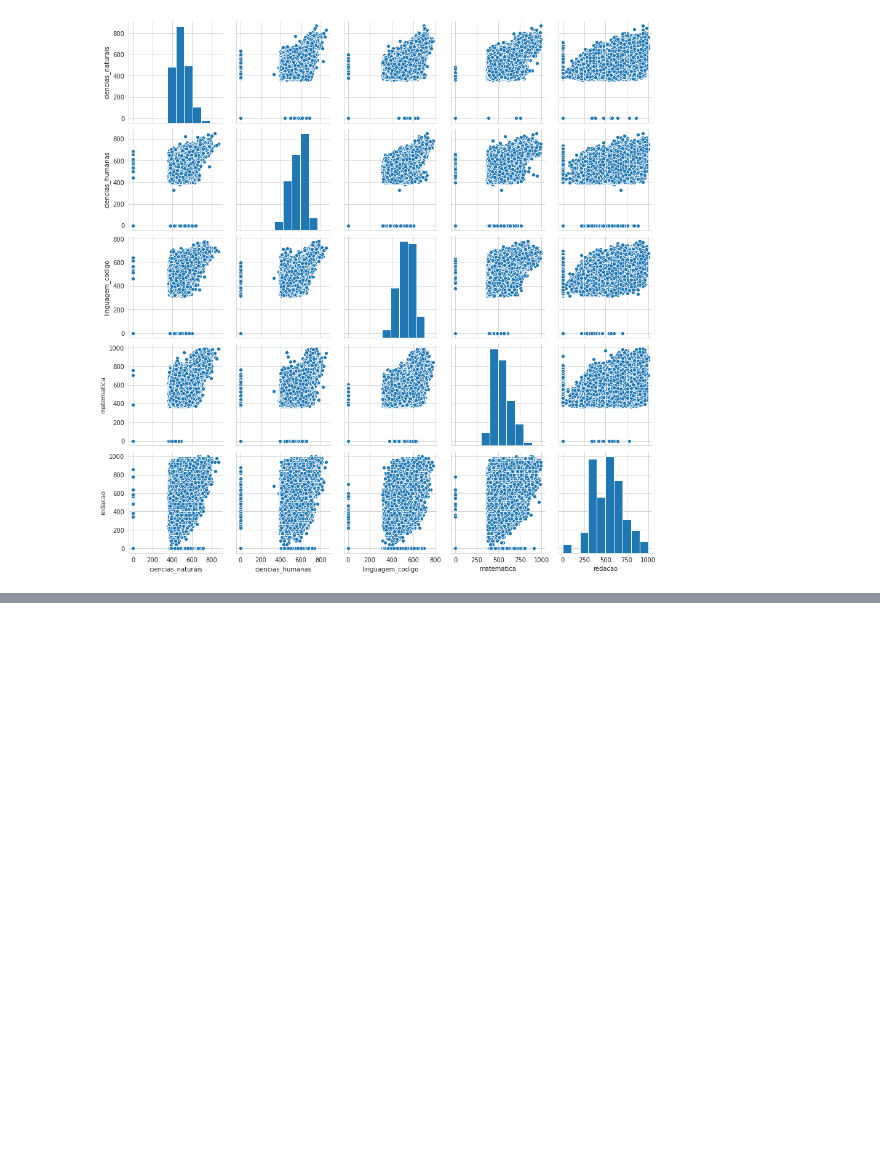
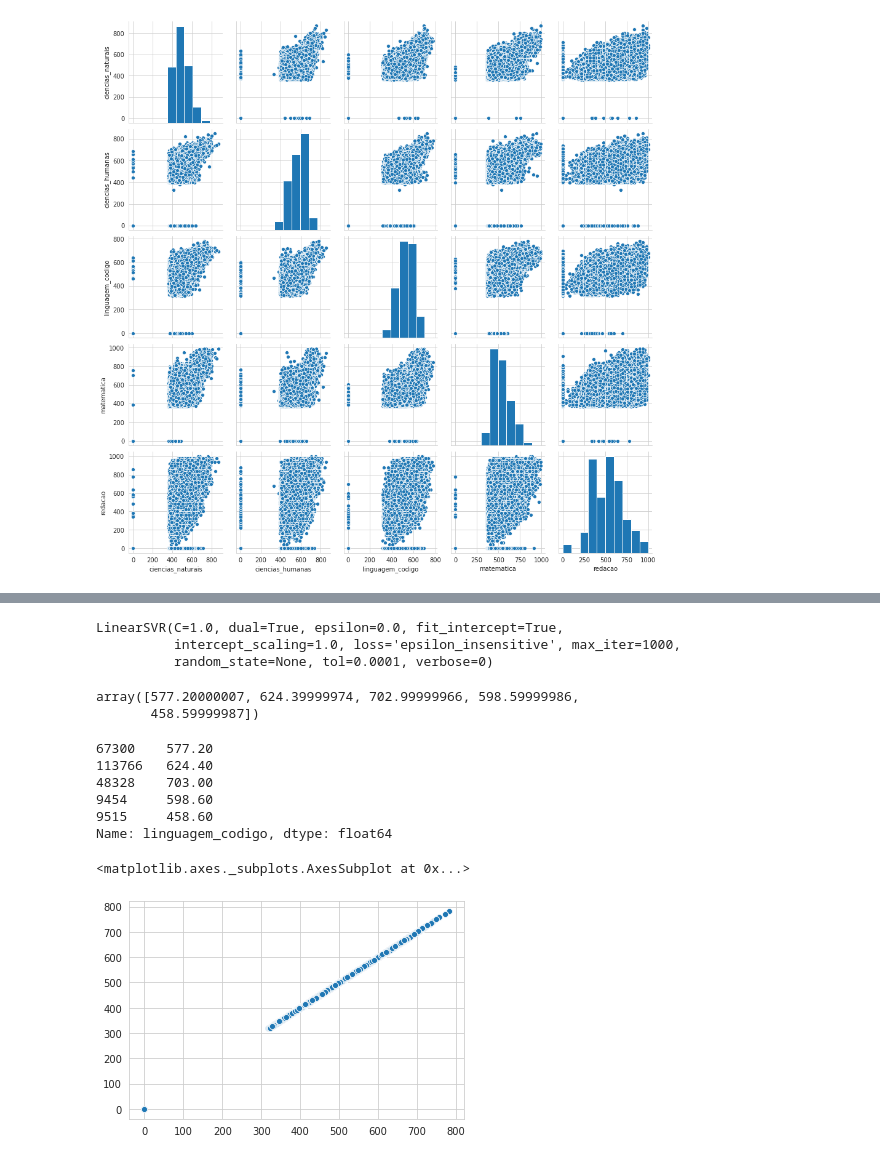
Before and after one commit to vitormenandro/quarentenaDados, a Jupyter notebook: QuarentenaDados_ENEM2018_MEU.ipynb, the cells around one changed output, grey strips where cells are left out. Saved outputs shown, nothing was run; the diff lists cells and outputs as text; code cells hidden in the pictures; blank space fills up the shorter version.

```diff
--- a/QuarentenaDados_ENEM2018_MEU.ipynb
+++ b/QuarentenaDados_ENEM2018_MEU.ipynb
@@ -77,0 +88,3 @@ sns.pairplot(dados_notas)
+# %%
+y_adivinhar = dados_notas['linguagem_codigo']
+y_adivinhar
@@ -77,0 +104,12 @@ sns.pairplot(dados_notas)
+# %%
+from sklearn.model_selection import train_test_split
+import numpy as np
+
+np.random.seed(43267)
+
+x_treino, x_teste, y_treino, y_teste = train_test_split(x, y_adivinhar, random_state = 326784)
+
+print(x_treino.shape)
+print(x_teste.shape)
+print(y_treino.shape)
+print(y_teste.shape)
@@ -77,0 +130,29 @@ sns.pairplot(dados_notas)
+# %%
+from sklearn.svm import LinearSVR
+
+modelo = LinearSVR()
+modelo.fit(x_treino, y_treino)
+# %% [output]
+LinearSVR(C=1.0, dual=True, epsilon=0.0, fit_intercept=True,
+          intercept_scaling=1.0, loss='epsilon_insensitive', max_iter=1000,
+          random_state=None, tol=0.0001, verbose=0)
+# %%
+predicoes_notas_linguagem = modelo.predict(x_teste)
+predicoes_notas_linguagem[:5]
+# %% [output]
+array([577.20000007, 624.39999974, 702.99999966, 598.59999986,
+       458.59999987])
+# %%
+y_teste[:5]
+# %% [output]
+67300    577.20
+113766   624.40
+48328    703.00
+9454     598.60
+9515     458.60
+Name: linguagem_codigo, dtype: float64
+# %%
+sns.scatterplot(x=y_teste.values,y=predicoes_notas_linguagem)
+# %% [output]
+<matplotlib.axes._subplots.AxesSubplot at 0x...>
+[figure, added]
```
Also changed, not shown: parts of 4 cells of this notebook.
